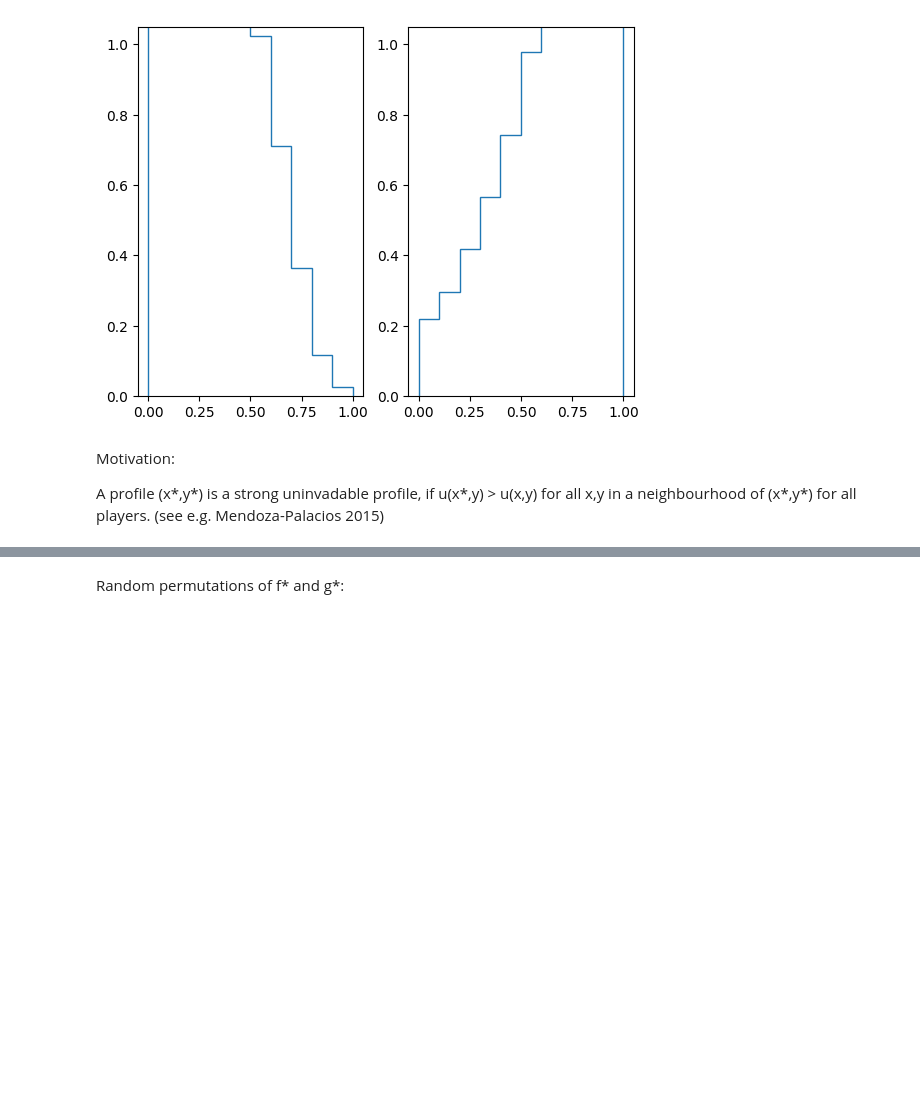
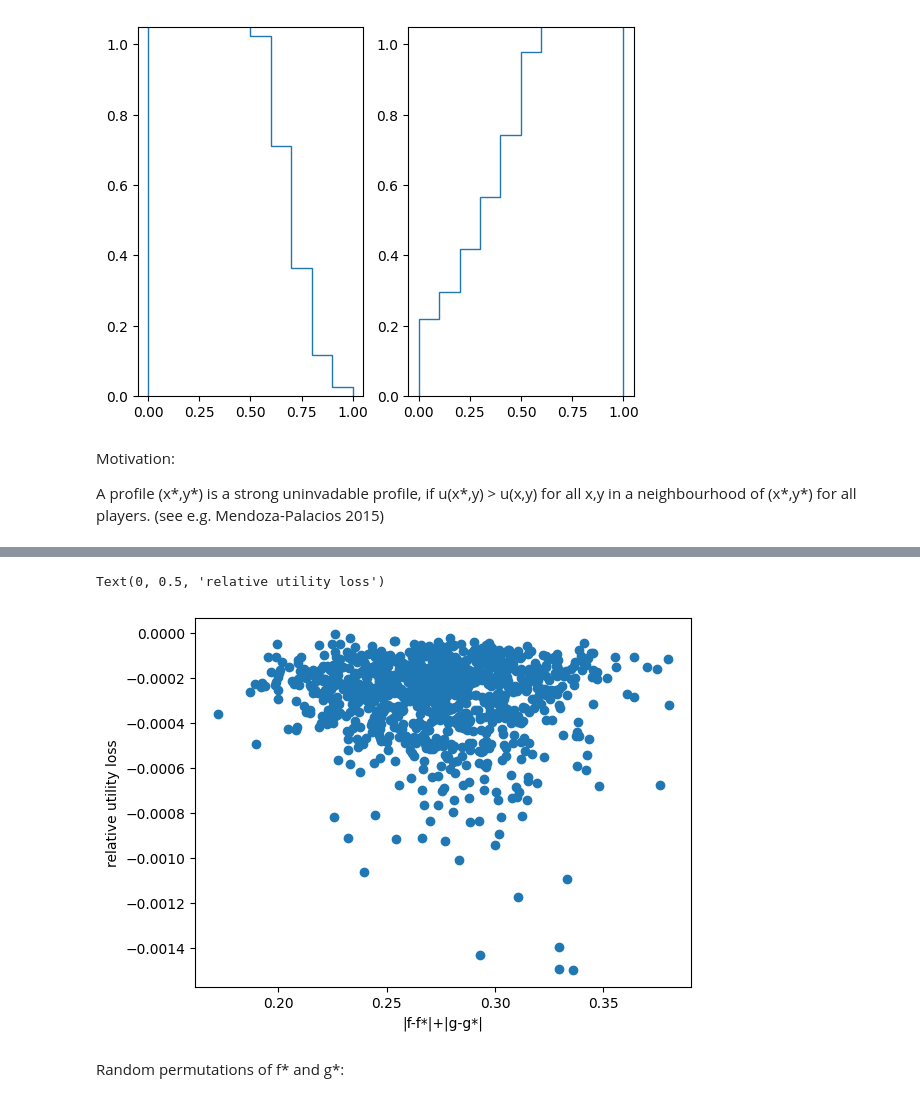
Before and after one commit to maxftl/bid_space_ascent, a Jupyter notebook: lyapunov/experiments.ipynb, the cells around one changed output, grey strips where cells are left out. Saved outputs shown, nothing was run; the diff lists cells and outputs as text; code cells hidden in the pictures; blank space fills up the shorter version.

```diff
--- a/lyapunov/experiments.ipynb
+++ b/lyapunov/experiments.ipynb
@@ -171,3 +135,35 @@ A profile (x*,y*) is a strong uninvadable profile, if u(x*,y) > u(x,y) for all x
+# %%
+
+n = 26
+
+f_equil = np.zeros((n,))
+for i in range(int(n/2)):
+    f_equil[i] = 1
+f_equil = n * f_equil / np.sum(f_equil)
+g_equil = np.zeros((n,))
+for i in range(int(n/2)):
+    g_equil[i] = 1
+g_equil = n * g_equil / np.sum(g_equil)
+
+n_samples = 1000
+utility_loss = []
+rel_utility_loss = []
+distances = []
+for _ in range(n_samples):
+    g = 0.9*g_equil + 0.1*random_density(n)
+    dist_g = L2norm(g-g_equil)
+    br = best_response_in_neighbourhood(f_equil, g, dist_g)
+    distances.append(dist_g + L2norm(f_equil - br['strategy']))
+    utility_loss.append(-(br['utility'] - compute_utility(n,f_equil,g)))
+    rel_utility_loss.append(-(br['utility'] - compute_utility(n,f_equil,g))/compute_utility(n,f_equil,g))
+
+
+plt.scatter(distances, rel_utility_loss)
+plt.xlabel("|f-f*|+|g-g*|")
+plt.ylabel("relative utility loss")
+# %% [output]
+Text(0, 0.5, 'relative utility loss')
+[figure, added]
 # %% [markdown]
 Random permutations of f* and g*:
 # %%
```
Also changed, not shown: parts of 14 cells of this notebook, 1 other file.
